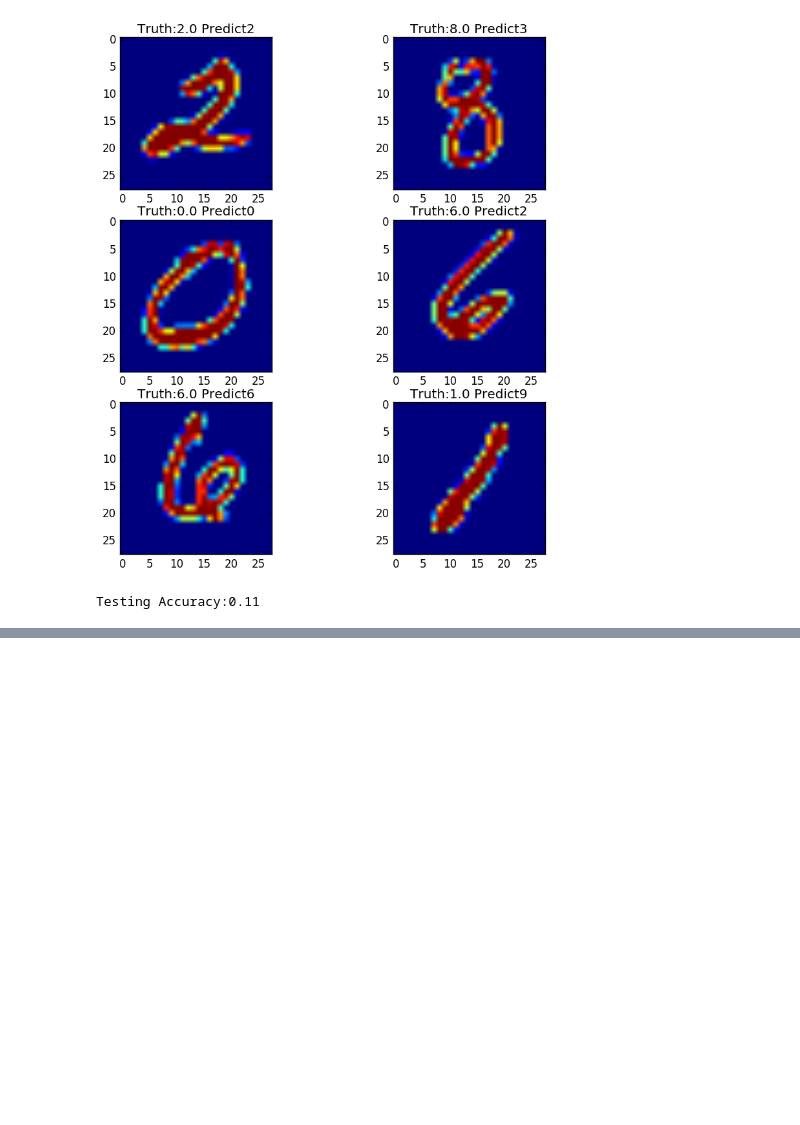
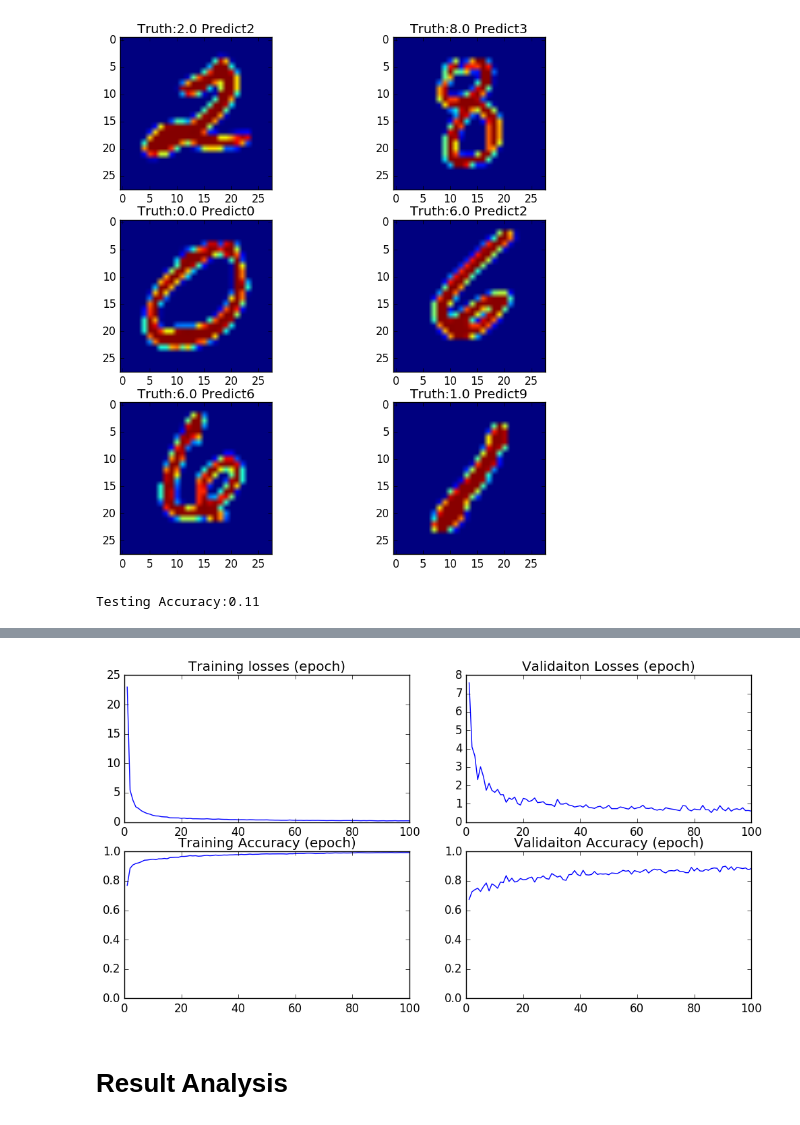
Before and after one commit to stevenygd/NN.jl, a Jupyter notebook: MLP Playground.ipynb, the cells around one changed output, grey strips where cells are left out. Drawn from its saved outputs; the diff is of its cells as text; code cells hidden in the pictures; blank space fills up the shorter version.

```diff
--- a/MLP Playground.ipynb
+++ b/MLP Playground.ipynb
@@ -235,0 +256,16 @@ Testing Accuracy:0.11
+# %%
+function build_mlp_relu()
+    layers = [
+        DropoutLayer(0.2),
+        FCLayer(784, 800;init_type="Normal"),
+        ReLu(),
+        DropoutLayer(0.5),
+        FCLayer(800, 800;init_type="Normal"),
+        ReLu(),
+        DropoutLayer(0.5),
+        FCLayer(800, 10;init_type="Normal")
+    ]
+    criteria = SoftMaxCrossEntropyLoss()
+    net = SequentialNet(layers, criteria)
+    return net
+end
@@ -235,0 +275,27 @@ Testing Accuracy:0.11
+# %%
+relu_net = build_mlp_relu()
+epo_losses, epo_accu, val_losses, val_accu = train(relu_net, (trX, trY), (valX, valY);
+                ttl_epo = 100, batch_size = 100, lrSchedule = x -> 0.01, verbose=0, alpha=0.9)
+
+figure(figsize=(12,6))
+subplot(221)
+plot(1:length(epo_losses), epo_losses)
+title("Training losses (epoch)")
+
+subplot(223)
+plot(1:length(epo_accu), epo_accu)
+ylim([0, 1])
+title("Training Accuracy (epoch)")
+
+subplot(222)
+plot(1:length(val_losses), val_losses)
+title("Validaiton Losses (epoch)")
+
+subplot(224)
+plot(1:length(val_accu), val_accu)
+ylim([0, 1])
+title("Validaiton Accuracy (epoch)")
+
+show()
+# %% [output]
+[figure, added]
@@ -235,0 +336,2 @@ Testing Accuracy:0.11
+# %% [markdown]
+# Result Analysis
```
Also changed, not shown: parts of 12 cells of this notebook, 1 other file.
